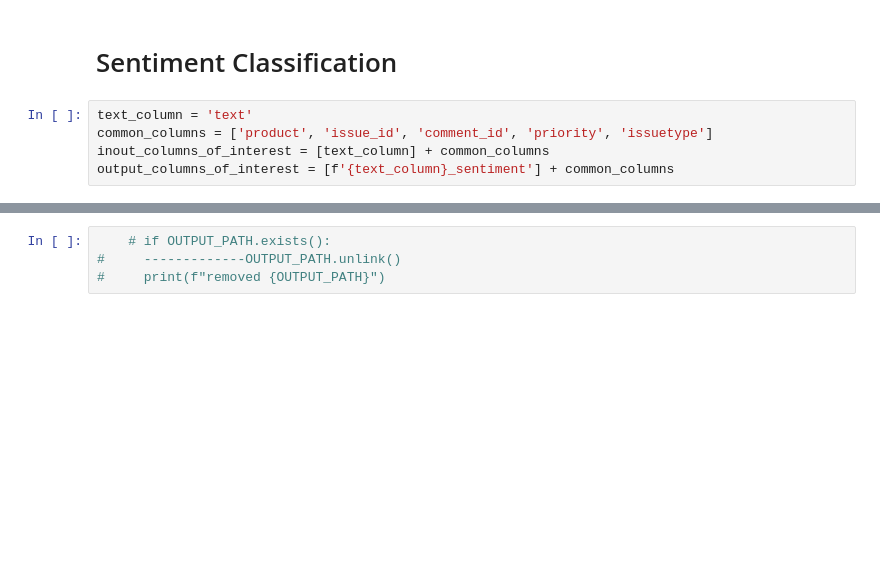
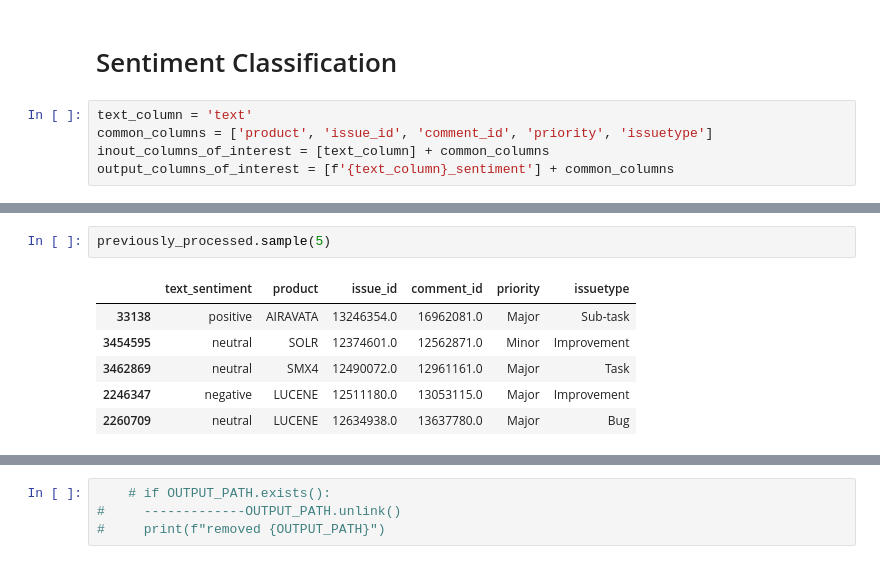
Before and after one commit to raianmr/seBERT, a Jupyter notebook: notebooks/RQ_3_4.ipynb, the cells around one changed output, grey strips where cells are left out. Drawn from its saved outputs; the diff is of its cells as text; blank space fills up the shorter version.

```diff
--- a/notebooks/RQ_3_4.ipynb
+++ b/notebooks/RQ_3_4.ipynb
@@ -240,0 +247,9 @@ len(data)
+# %%
+previously_processed.sample(5)
+# %% [output]
+|  | text_sentiment | product | issue_id | comment_id | priority | issuetype |
+| 33138 | positive | AIRAVATA | 13246354.0 | 16962081.0 | Major | Sub-task |
+| 3454595 | neutral | SOLR | 12374601.0 | 12562871.0 | Minor | Improvement |
+| 3462869 | neutral | SMX4 | 12490072.0 | 12961161.0 | Major | Task |
+| 2246347 | negative | LUCENE | 12511180.0 | 13053115.0 | Major | Improvement |
+| 2260709 | neutral | LUCENE | 12634938.0 | 13637780.0 | Major | Bug |
```
Also changed, not shown: parts of 12 cells of this notebook, 1 other file.
